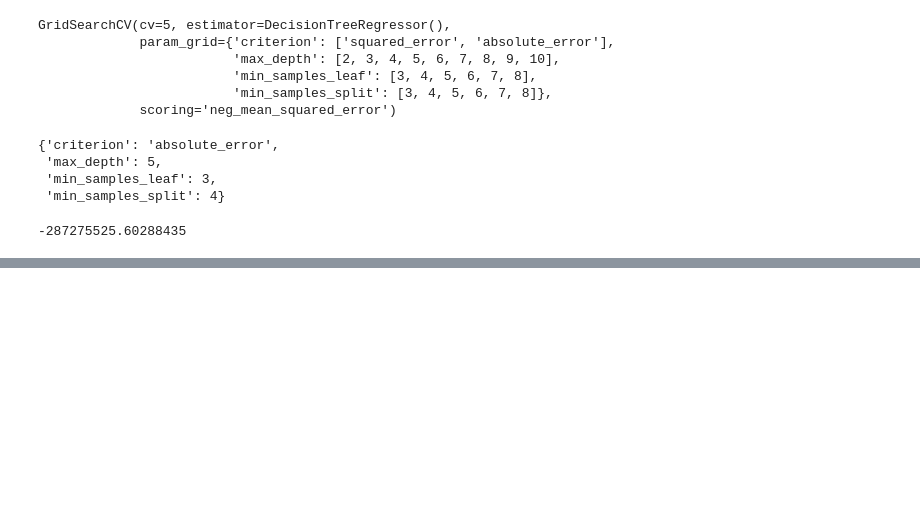
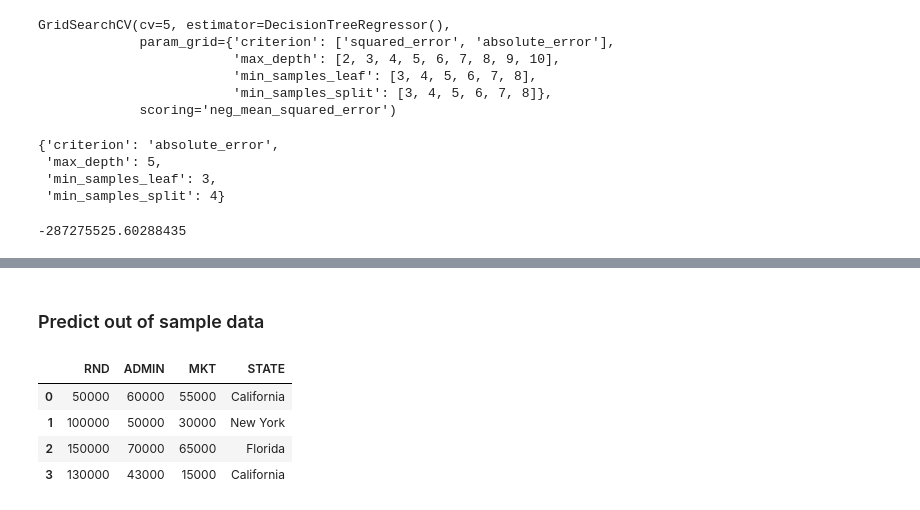
Before and after one commit to pradhumnshinde/Machine-learning-01, a Jupyter notebook: Decision_Tree_Regression/DTR.ipynb, the cells around one changed output, grey strips where cells are left out. Cells and saved outputs as stored; diff of their text form; code cells hidden in the pictures; blank space fills up the shorter version.

```diff
--- a/Decision_Tree_Regression/DTR.ipynb
+++ b/Decision_Tree_Regression/DTR.ipynb
@@ -232,0 +279,11 @@ gscv.best_score_
+# %% [markdown]
+### Predict out of sample data
+# %%
+xnew = pd.read_csv('outsample.csv')
+xnew
+# %% [output]
+|  | RND | ADMIN | MKT | STATE |
+| 0 | 50000 | 60000 | 55000 | California |
+| 1 | 100000 | 50000 | 30000 | New York |
+| 2 | 150000 | 70000 | 65000 | Florida |
+| 3 | 130000 | 43000 | 15000 | California |
```
Also changed, not shown: parts of 16 cells of this notebook.
